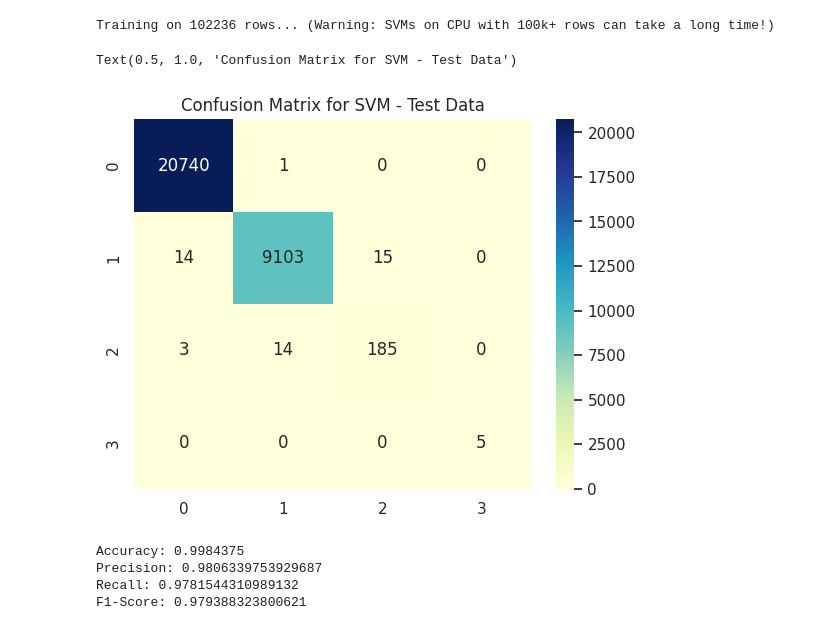
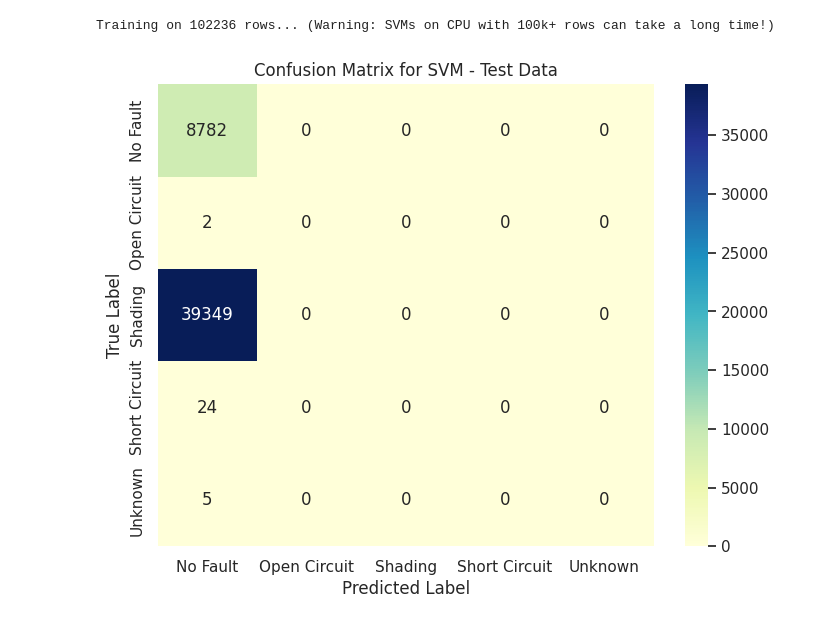
Before and after one commit to santyxd3000/Undergraduate-Project, a Jupyter notebook: Classifying_Models.ipynb, the cells around one changed output. Drawn from its saved outputs; the diff is of its cells as text; code cells hidden in the pictures.

```diff
--- a/Classifying_Models.ipynb
+++ b/Classifying_Models.ipynb
@@ -419,11 +413,12 @@ x_test = scaler.transform(x_test_raw)
 # %%
-# --- 4. Define Parameter Grid ---
+# --- 4. Define Expanded Parameter Grid ---
+# Increased the grid size since your CPU handled the small one so quickly!
 param_grid = {
-    "C": [0.1, 1, 10],                        # Kept very small due to 100k+ rows
+    "C": [0.01, 0.1, 1, 10, 100, 1000],
     "kernel": ["rbf", "sigmoid"],
     "gamma": ["scale", "auto"],
     "decision_function_shape": ["ovo", "ovr"]
 }
 # %%
-svc_classifier = SVC(random_state=42)
+svc_classifier = SVC(random_state=42, class_weight='balanced')
 # %%
@@ -449,25 +442,31 @@ best_svm_4_test_pred = best_svm_4.predict(x_test)
+# %%
+# --- 7. Evaluate on Test Data ---
+# Predict using the best model found by the grid search
+test_predictions = grid_search.predict(x_test)
+
+accuracy = accuracy_score(y_test, test_predictions)
+precision = precision_score(y_test, test_predictions, average='macro', zero_division=0)
+recall = recall_score(y_test, test_predictions, average='macro', zero_division=0)
+f1 = f1_score(y_test, test_predictions, average='macro', zero_division=0)
+
+print("\nTest Set Metrics:")
+print("Accuracy:  " + str(accuracy))
+print("Precision: " + str(precision))
+print("Recall:    " + str(recall))
+print("F1-Score:  " + str(f1))
 # %%
-from sklearn.metrics import confusion_matrix, ConfusionMatrixDisplay
+# --- 8. Plot Confusion Matrix ---
+cm = confusion_matrix(y_test, test_predictions)
 
-cm = confusion_matrix(y_test, best_svm_4_test_pred)
-sns.heatmap(cm,annot=True, fmt='g',cmap='YlGnBu')
+# Set up the figure size to ensure it's readable
+plt.figure(figsize=(8, 6))
+sns.heatmap(cm, annot=True, fmt='g', cmap='YlGnBu',
+            xticklabels=grid_search.classes_,
+            yticklabels=grid_search.classes_)
+
 plt.title('Confusion Matrix for SVM - Test Data')
+plt.xlabel('Predicted Label')
+plt.ylabel('True Label')
+plt.show()
 # %% [output]
-Text(0.5, 1.0, 'Confusion Matrix for SVM - Test Data')
-[figure, old version]
+[figure, new version]
-# %%
-from sklearn.metrics import accuracy_score, precision_score, recall_score, f1_score
-accuracy = accuracy_score(y_test, best_svm_4_test_pred)
-precision = precision_score(y_test, best_svm_4_test_pred,average='macro')
-recall = recall_score(y_test, best_svm_4_test_pred,average='macro')
-f1_score = f1_score(y_test, best_svm_4_test_pred,average='macro')
-
-print("Accuracy: "+ str(accuracy))
-print("Precision: "+ str(precision))
-print("Recall: "+ str(recall))
-print("F1-Score: "+ str(f1_score))
-# %% [output]
-Accuracy: 0.9984375
-Precision: 0.9806339753929687
-Recall: 0.9781544310989132
-F1-Score: 0.979388323800621
```
Also changed, not shown: parts of 5 cells of this notebook.
